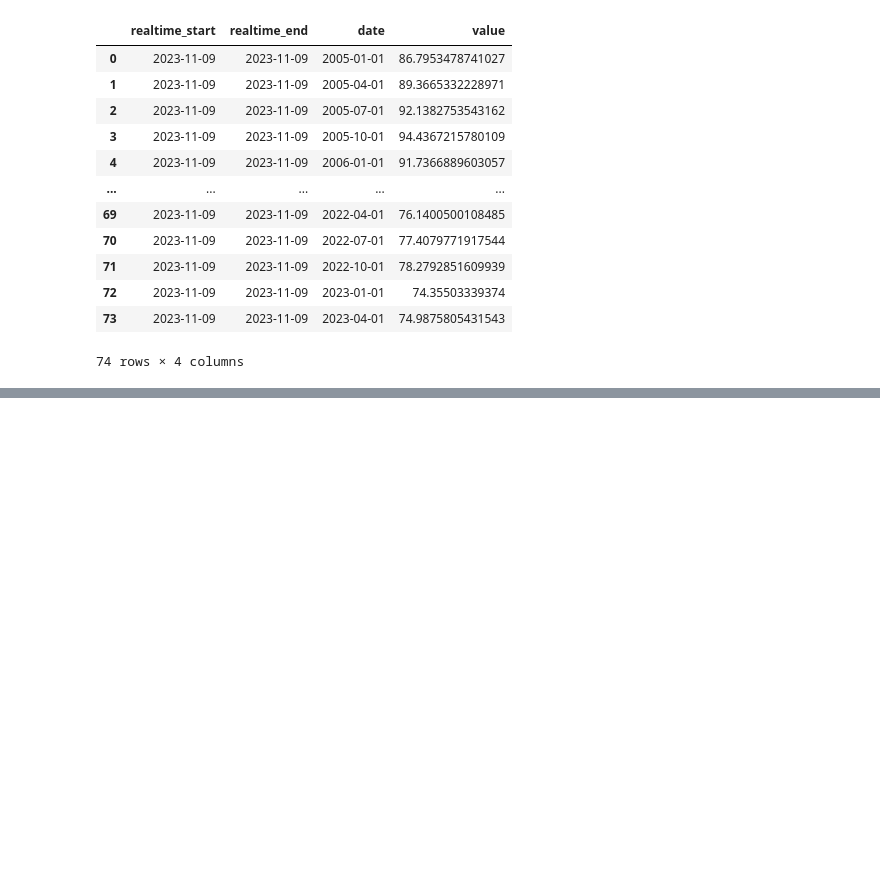
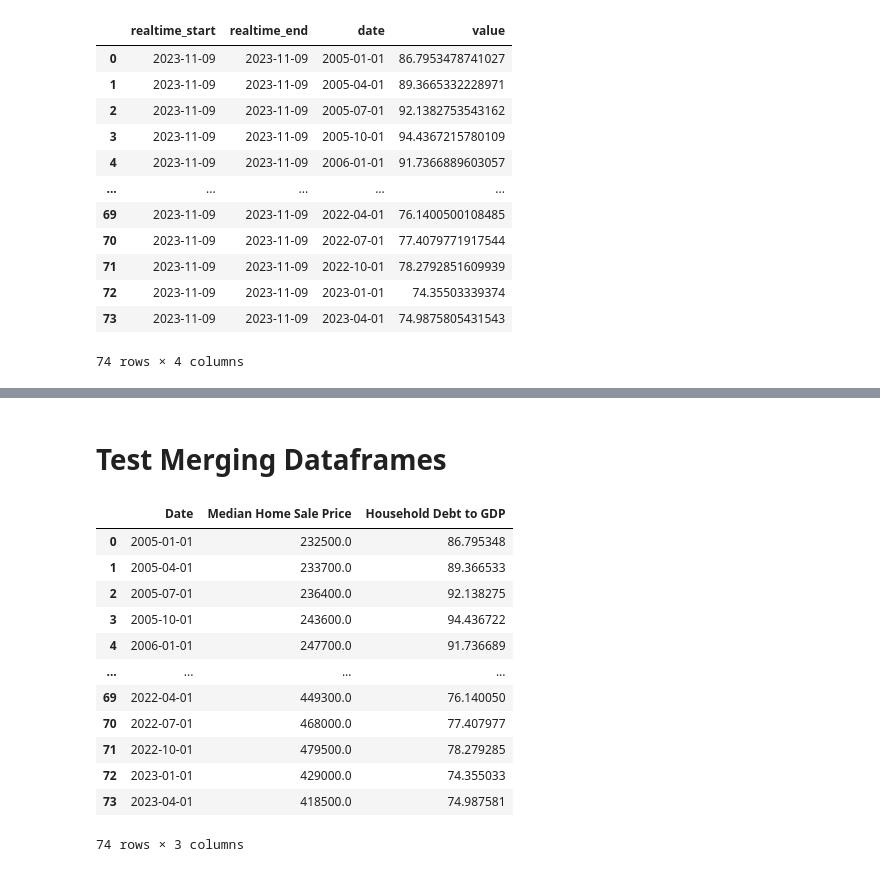
Before and after one commit to njlanger/Project1_Grp3, a Jupyter notebook: input_data/raw_fred_data.ipynb, the cells around one changed output, grey strips where cells are left out. Drawn from its saved outputs; the diff is of its cells as text; code cells hidden in the pictures; blank space fills up the shorter version.

```diff
--- a/input_data/raw_fred_data.ipynb
+++ b/input_data/raw_fred_data.ipynb
@@ -181,0 +321,2 @@ household_debt_to_gdp
+# %% [markdown]
+# Test Merging Dataframes
@@ -181,0 +328,16 @@ household_debt_to_gdp
+# %%
+med_home_price_and_gdp
+# %% [output]
+|  | Date | Median Home Sale Price | Household Debt to GDP |
+| 0 | 2005-01-01 | 232500.0 | 86.795348 |
+| 1 | 2005-04-01 | 233700.0 | 89.366533 |
+| 2 | 2005-07-01 | 236400.0 | 92.138275 |
+| 3 | 2005-10-01 | 243600.0 | 94.436722 |
+| 4 | 2006-01-01 | 247700.0 | 91.736689 |
+| ... | ... | ... | ... |
+| 69 | 2022-04-01 | 449300.0 | 76.140050 |
+| 70 | 2022-07-01 | 468000.0 | 77.407977 |
+| 71 | 2022-10-01 | 479500.0 | 78.279285 |
+| 72 | 2023-01-01 | 429000.0 | 74.355033 |
+| 73 | 2023-04-01 | 418500.0 | 74.987581 |
+74 rows × 3 columns
```
Also changed, not shown: parts of 27 cells of this notebook.
